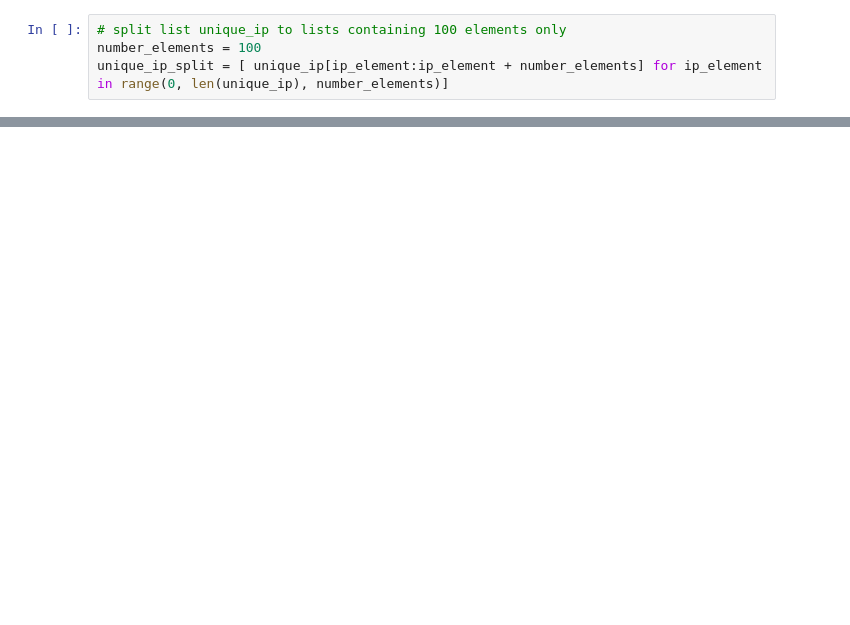
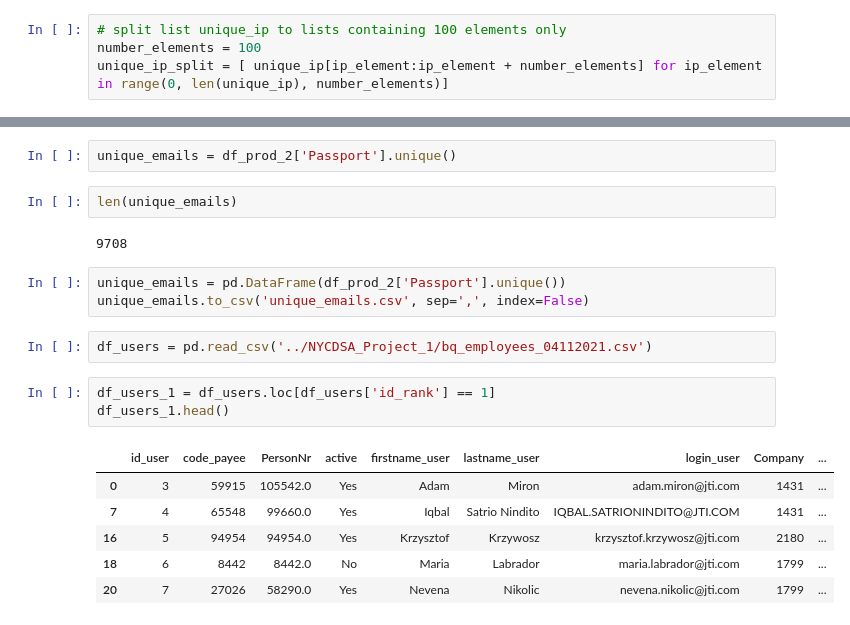
Before and after one commit to RafZel/NYCDSA_Project_1, a Jupyter notebook: project_1.ipynb, the cells around one changed output, grey strips where cells are left out. Saved outputs shown, nothing was run; the diff lists cells and outputs as text; blank space fills up the shorter version.

```diff
--- a/project_1.ipynb
+++ b/project_1.ipynb
@@ -229,0 +262,21 @@ AttributeError: 'DataFrameGroupBy' object has no attribute 'value_counts'
+# %%
+unique_emails = df_prod_2['Passport'].unique()
+# %%
+len(unique_emails)
+# %% [output]
+9708
+# %%
+unique_emails = pd.DataFrame(df_prod_2['Passport'].unique())
+unique_emails.to_csv('unique_emails.csv', sep=',', index=False)
+# %%
+df_users = pd.read_csv('../NYCDSA_Project_1/bq_employees_04112021.csv')
+# %%
+df_users_1 = df_users.loc[df_users['id_rank'] == 1]
+df_users_1.head()
+# %% [output]
+|  | id_user | code_payee | PersonNr | active | firstname_user | lastname_user | login_user | Company | ... |
+| 0 | 3 | 59915 | 105542.0 | Yes | Adam | Miron | adam.miron@jti.com | 1431 | ... |
+| 7 | 4 | 65548 | 99660.0 | Yes | Iqbal | Satrio Nindito | IQBAL.SATRIONINDITO@JTI.COM | 1431 | ... |
+| 16 | 5 | 94954 | 94954.0 | Yes | Krzysztof | Krzywosz | krzysztof.krzywosz@jti.com | 2180 | ... |
+| 18 | 6 | 8442 | 8442.0 | No | Maria | Labrador | maria.labrador@jti.com | 1799 | ... |
+| 20 | 7 | 27026 | 58290.0 | Yes | Nevena | Nikolic | nevena.nikolic@jti.com | 1799 | ... |
```
Also changed, not shown: parts of 56 cells of this notebook.
